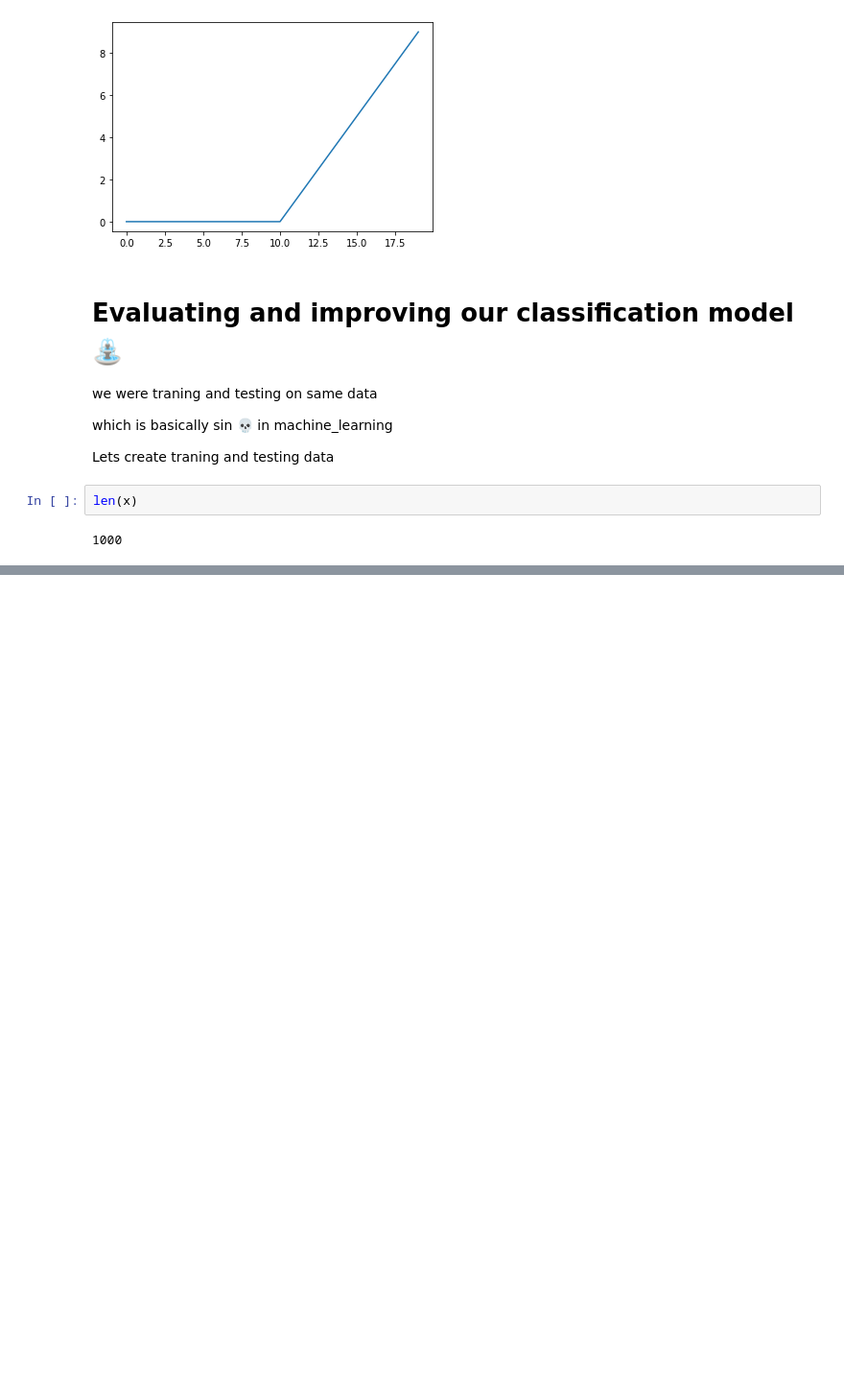
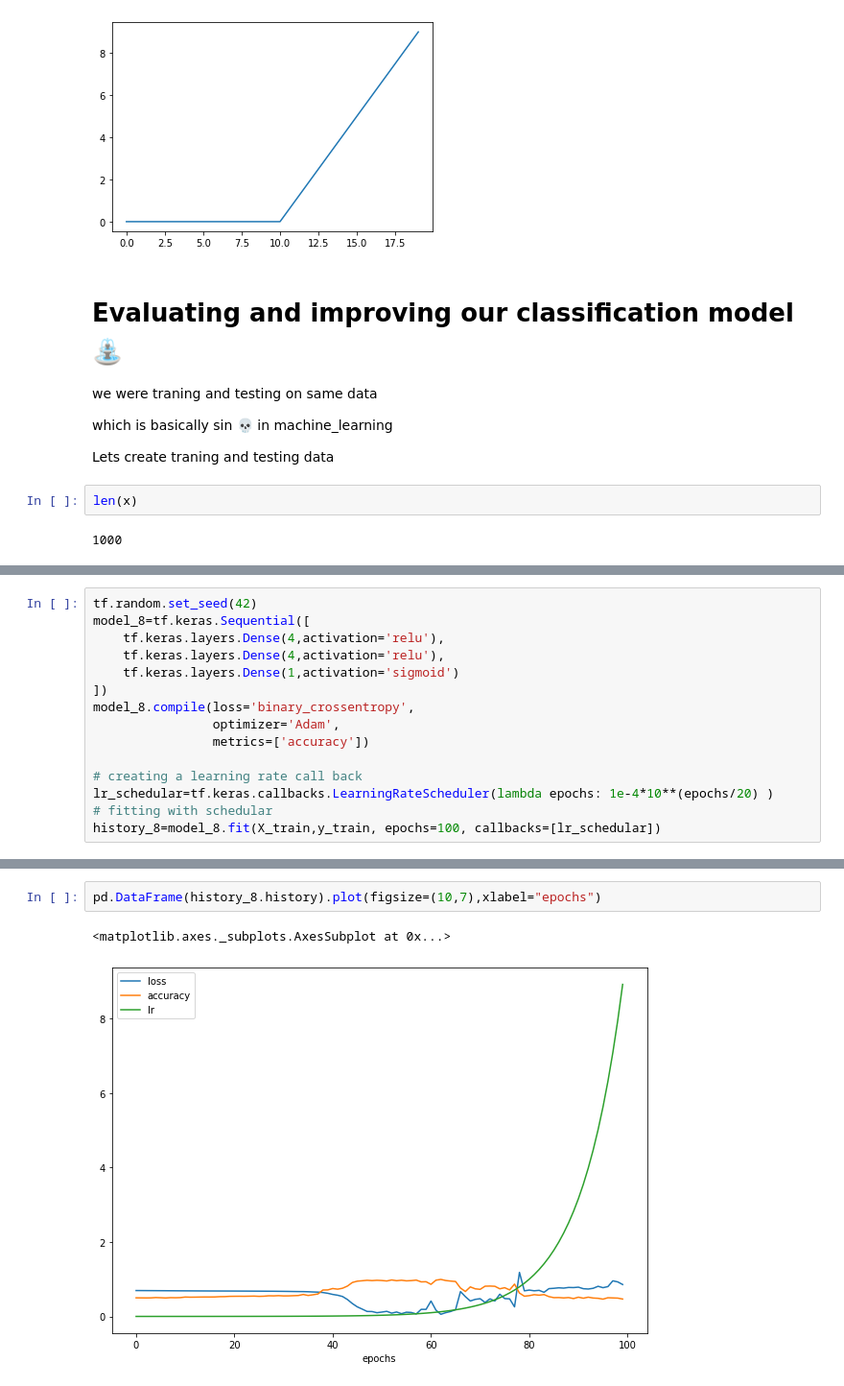
Before and after one commit to Henil21/Classification-with-TensorFlow-, a Jupyter notebook: Neural_network_classification_tensorflow.ipynb, the cells around one changed output, grey strips where cells are left out. Shown: that part at 96% size. Saved outputs shown, nothing was run; the diff lists cells and outputs as text; blank space fills up the shorter version.

```diff
--- a/Neural_network_classification_tensorflow.ipynb
+++ b/Neural_network_classification_tensorflow.ipynb
@@ -403,0 +461,15 @@ len(x)
+# %%
+tf.random.set_seed(42)
+model_8=tf.keras.Sequential([
+    tf.keras.layers.Dense(4,activation='relu'),
+    tf.keras.layers.Dense(4,activation='relu'),
+    tf.keras.layers.Dense(1,activation='sigmoid')
+])
+model_8.compile(loss='binary_crossentropy',
+                optimizer='Adam',
+                metrics=['accuracy'])
+
+# creating a learning rate call back
+lr_schedular=tf.keras.callbacks.LearningRateScheduler(lambda epochs: 1e-4*10**(epochs/20) )
+# fitting with schedular
+history_8=model_8.fit(X_train,y_train, epochs=100, callbacks=[lr_schedular])
@@ -403,0 +494,5 @@ len(x)
+# %%
+pd.DataFrame(history_8.history).plot(figsize=(10,7),xlabel="epochs")
+# %% [output]
+<matplotlib.axes._subplots.AxesSubplot at 0x...>
+[figure, added]
```
Also changed, not shown: parts of 12 cells of this notebook.
